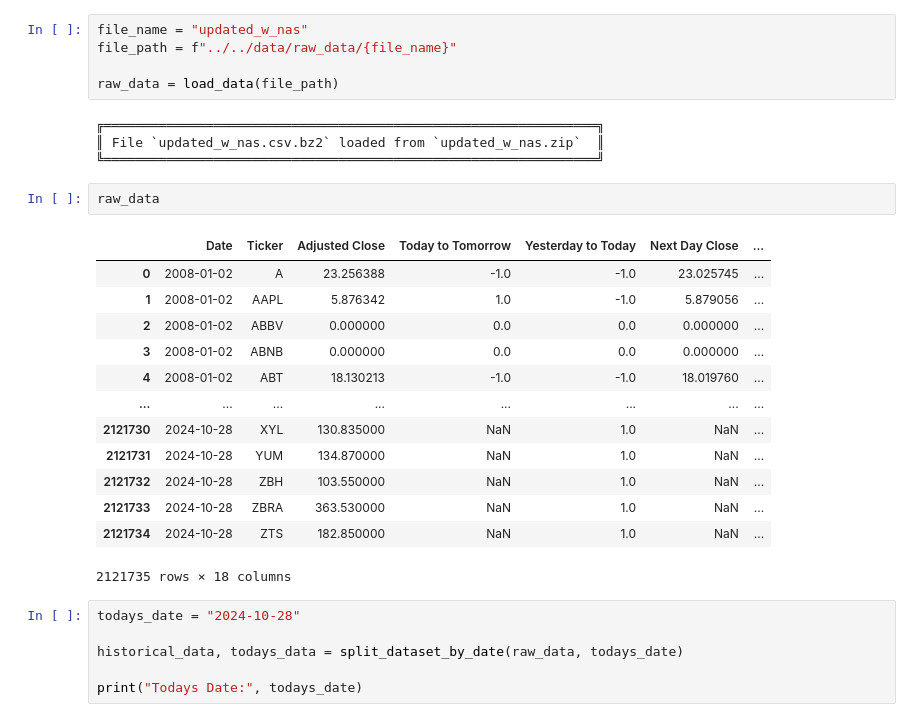
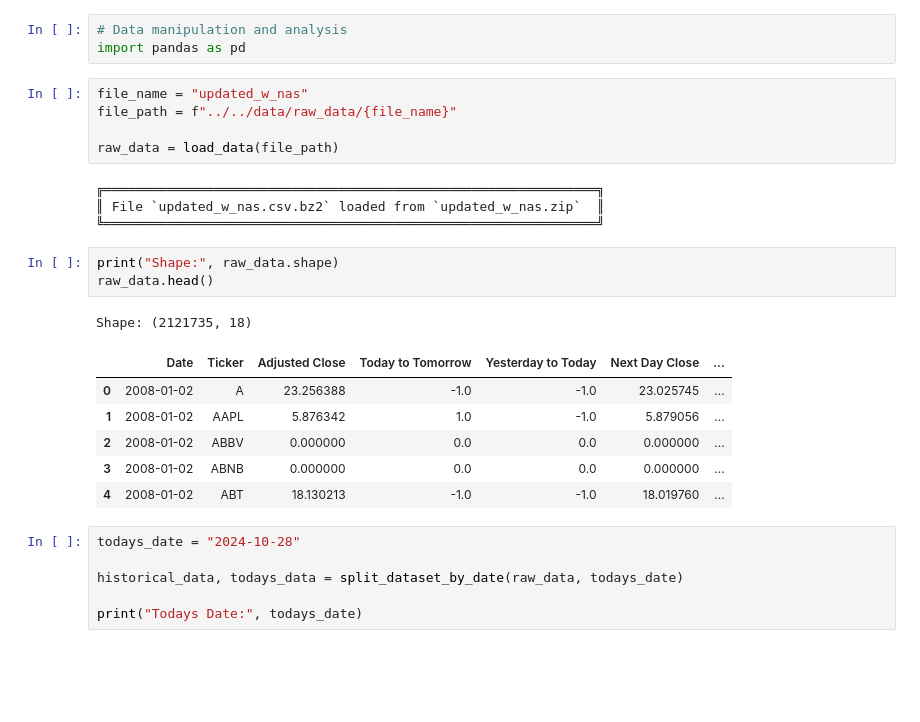
Before and after one commit to Corey-Holton/Group_project_2, a Jupyter notebook: notebooks/christian_exploration/predictions_notebook.ipynb, the cells around one changed output. Saved outputs shown, nothing was run; the diff lists cells and outputs as text; blank space fills up the shorter version.

```diff
--- a/notebooks/christian_exploration/predictions_notebook.ipynb
+++ b/notebooks/christian_exploration/predictions_notebook.ipynb
@@ -35,3 +15,6 @@ from sklearn.preprocessing import StandardScaler
+# %%
+# Data manipulation and analysis
+import pandas as pd
 # %%
 file_name = "updated_w_nas"
 file_path = f"../../data/raw_data/{file_name}"
@@ -41,22 +24,17 @@ raw_data = load_data(file_path)
 ╔═══════════════════════════════════════════════════════════════╗
 ║ File `updated_w_nas.csv.bz2` loaded from `updated_w_nas.zip`  ║
 ╚═══════════════════════════════════════════════════════════════╝
-# %%
-raw_data
-# %% [output]
-|  | Date | Ticker | Adjusted Close | Today to Tomorrow | Yesterday to Today | Next Day Close | ... |
-| 0 | 2008-01-02 | A | 23.256388 | -1.0 | -1.0 | 23.025745 | ... |
-| 1 | 2008-01-02 | AAPL | 5.876342 | 1.0 | -1.0 | 5.879056 | ... |
-| 2 | 2008-01-02 | ABBV | 0.000000 | 0.0 | 0.0 | 0.000000 | ... |
-| 3 | 2008-01-02 | ABNB | 0.000000 | 0.0 | 0.0 | 0.000000 | ... |
-| 4 | 2008-01-02 | ABT | 18.130213 | -1.0 | -1.0 | 18.019760 | ... |
-| ... | ... | ... | ... | ... | ... | ... | ... |
-| 2121730 | 2024-10-28 | XYL | 130.835000 | NaN | 1.0 | NaN | ... |
-| 2121731 | 2024-10-28 | YUM | 134.870000 | NaN | 1.0 | NaN | ... |
-| 2121732 | 2024-10-28 | ZBH | 103.550000 | NaN | 1.0 | NaN | ... |
-| 2121733 | 2024-10-28 | ZBRA | 363.530000 | NaN | 1.0 | NaN | ... |
-| 2121734 | 2024-10-28 | ZTS | 182.850000 | NaN | 1.0 | NaN | ... |
-2121735 rows × 18 columns
+# %%
+print("Shape:", raw_data.shape)
+raw_data.head()
+# %% [output]
+Shape: (2121735, 18)
+|  | Date | Ticker | Adjusted Close | Today to Tomorrow | Yesterday to Today | Next Day Close | ... |
+| 0 | 2008-01-02 | A | 23.256388 | -1.0 | -1.0 | 23.025745 | ... |
+| 1 | 2008-01-02 | AAPL | 5.876342 | 1.0 | -1.0 | 5.879056 | ... |
+| 2 | 2008-01-02 | ABBV | 0.000000 | 0.0 | 0.0 | 0.000000 | ... |
+| 3 | 2008-01-02 | ABNB | 0.000000 | 0.0 | 0.0 | 0.000000 | ... |
+| 4 | 2008-01-02 | ABT | 18.130213 | -1.0 | -1.0 | 18.019760 | ... |
 # %%
 todays_date = "2024-10-28"
 
```
Also changed, not shown: parts of 18 cells of this notebook, 5 other files.
